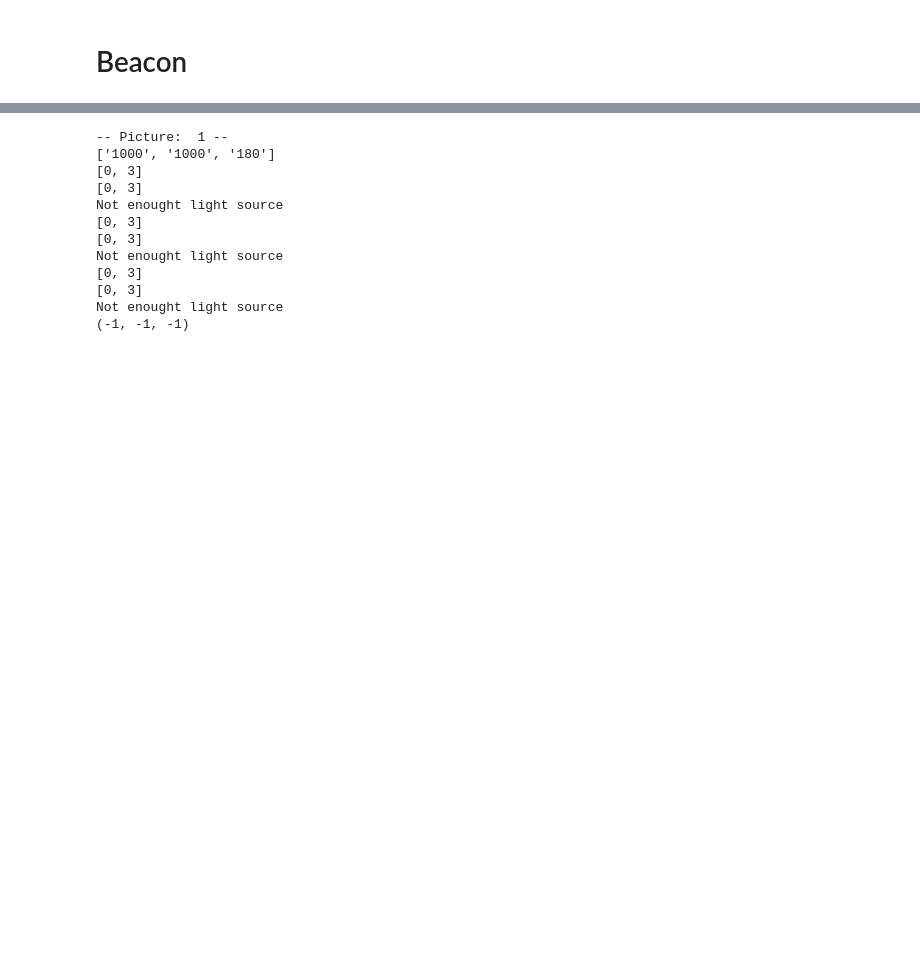
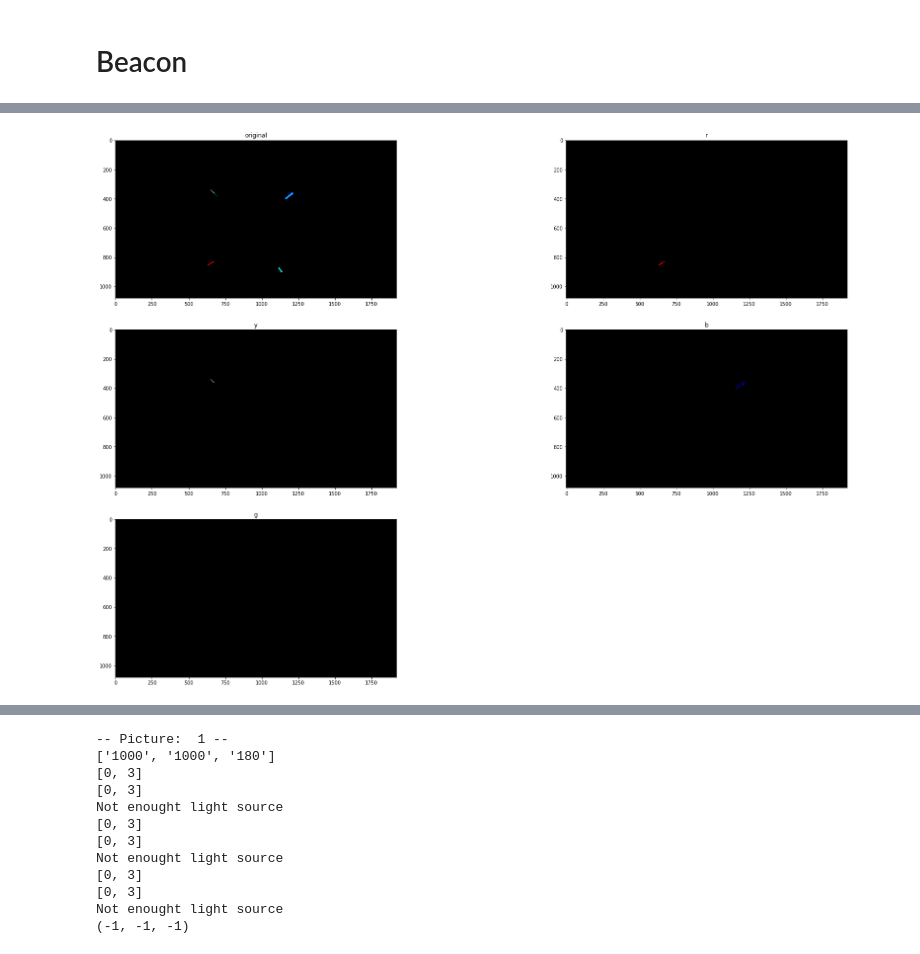
Before and after one commit to Apiquet/Visual_recognition, a Jupyter notebook: images/beacon/Beacon_new_version.ipynb, the cells around one changed output, grey strips where cells are left out. Saved outputs shown, nothing was run; the diff lists cells and outputs as text; code cells hidden in the pictures; blank space fills up the shorter version.

```diff
--- a/images/beacon/Beacon_new_version.ipynb
+++ b/images/beacon/Beacon_new_version.ipynb
@@ -44,0 +117,30 @@ def show_images(images, cols = 1, titles = None):
+# %%
+threshImg = cv2.imread('threshold_img.png')
+# define the list of boundaries
+boundaries = [
+     ([0, 0, 225], [255, 0, 255], 'r'),
+     ([26, 0, 26], [255, 255, 255], 'y'),
+     ([12, 0, 0], [255, 0, 255], 'b'),
+     ([103, 86, 65], [145, 133, 128], 'g')
+]
+thresh_img = cv2.cvtColor(threshImg, cv2.COLOR_BGR2RGB)
+images = [thresh_img]
+titles = ['original']
+# loop over the boundaries
+for (lower, upper, title) in boundaries:
+    # create NumPy arrays from the boundaries
+    lower = np.array(lower, dtype = "uint8")
+    upper = np.array(upper, dtype = "uint8")
+
+    # find the colors within the specified boundaries and apply
+    # the mask
+    mask = cv2.inRange(threshImg, lower, upper)
+    output = cv2.bitwise_and(threshImg, threshImg, mask = mask)
+
+    # show the images
+    output = cv2.cvtColor(output, cv2.COLOR_BGR2RGB)
+    images.append(output)
+    titles.append(title)
+show_images(images, cols = 3, titles = titles)
+# %% [output]
+[figure, added]
```
Also changed, not shown: parts of 6 cells of this notebook, 1 other file.
